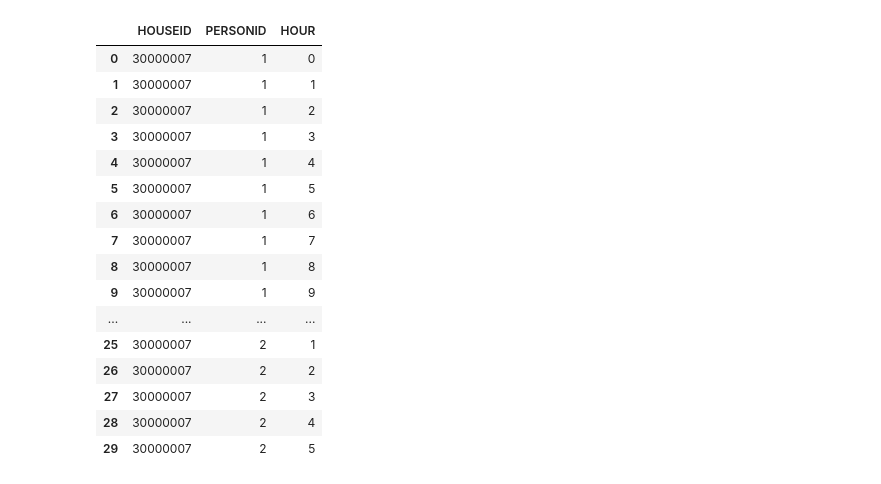
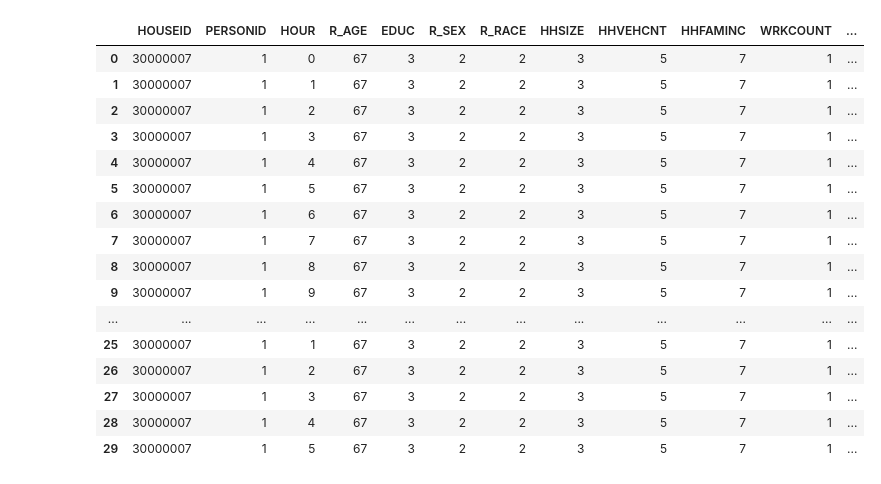
Before and after one commit to abuudarda/synthetic-population-simulation, a Jupyter notebook: PreProcess_Dweltime/process.ipynb, the cells around one changed output. Drawn from its saved outputs; the diff is of its cells as text; code cells hidden in the pictures.

Commit message:
TRAINED MODEL WITH RELEVANT DATA

```diff
--- a/PreProcess_Dweltime/process.ipynb
+++ b/PreProcess_Dweltime/process.ipynb
@@ -16,11 +16,11 @@ pers_path = "C:\\Users\\abubabu\\Documents\\GitHub\\synthetic-population-simulat
 hous_path = "C:\\Users\\abubabu\\Documents\\GitHub\\synthetic-population-simulation\\NHTS Data\\hhpub.csv"
 
 tripcols=['HOUSEID','PERSONID','TDTRPNUM','STRTTIME','ENDTIME','TRVLCMIN','DWELTIME','WHYTRP1S']
-perscols=['HOUSEID','PERSONID','R_RACE']
+perscols=['HOUSEID','PERSONID','R_RACE','R_SEX', 'R_AGE', 'WRKCOUNT','HHVEHCNT', 'HHSIZE','EDUC','HHFAMINC']
 houscols=['HOUSEID']
 
 trip_data=pd.read_csv(trip_path,usecols=tripcols)
 pers_data=pd.read_csv(pers_path,usecols=perscols)
 hous_data=pd.read_csv(hous_path,usecols=houscols)
 # %%
-merged_data = pd.merge(trip_data, pers_data, on=['HOUSEID', 'PERSONID'], how='left')
+merged_data = pd.merge(trip_data, pers_data, on=['HOUSEID', 'PERSONID'], how='inner', indicator=True)
@@ -46,37 +73,53 @@ merged_data.head(15)
 # %%
 #including hours (0-23)
 data_w_hours=[]
 
-for index, row in pers_data.iterrows():
+for index, row in merged_data.iterrows():
     houseid = row['HOUSEID']
     personid = row['PERSONID']
+    r_age = row['R_AGE']
+    educ = row['EDUC']
+    r_sex = row['R_SEX']
+    r_race = row['R_RACE']
+    hhhsize = row['HHSIZE']
+    hhvehcnt = row['HHVEHCNT']
+    hhfaminc = row['HHFAMINC']
+    wrkcount = row['WRKCOUNT']
 
     # Create 24 rows for each combination of HOUSEID and PERSONID
     for hour in range(24):
         data_w_hours.append({
             'HOUSEID': houseid,
             'PERSONID': personid,
             'HOUR': hour,
-            'FROM' : 1,
-            'TO' : 1
+            'R_AGE': r_age,
+            'EDUC': educ,
+            'R_SEX': r_sex,
+            'R_RACE': r_race,
+            'HHSIZE': hhhsize,
+            'HHVEHCNT': hhvehcnt,
+            'HHFAMINC': hhfaminc,
+            'WRKCOUNT': wrkcount,
+            'FROM': 1,  # Replace with appropriate values,
+            'TO': 1    # Replace with appropriate values
         })
 data_w_hours=pd.DataFrame(data_w_hours)
 data_w_hours.head(30)
 # %% [output]
-|  | HOUSEID | PERSONID | HOUR |
-| 0 | 30000007 | 1 | 0 |
-| 1 | 30000007 | 1 | 1 |
-| 2 | 30000007 | 1 | 2 |
-| 3 | 30000007 | 1 | 3 |
-| 4 | 30000007 | 1 | 4 |
-| 5 | 30000007 | 1 | 5 |
-| 6 | 30000007 | 1 | 6 |
-| 7 | 30000007 | 1 | 7 |
-| 8 | 30000007 | 1 | 8 |
-| 9 | 30000007 | 1 | 9 |
-| ... | ... | ... | ... |
-| 25 | 30000007 | 2 | 1 |
-| 26 | 30000007 | 2 | 2 |
-| 27 | 30000007 | 2 | 3 |
-| 28 | 30000007 | 2 | 4 |
-| 29 | 30000007 | 2 | 5 |
+|  | HOUSEID | PERSONID | HOUR | R_AGE | EDUC | R_SEX | R_RACE | HHSIZE | HHVEHCNT | HHFAMINC | WRKCOUNT | ... |
+| 0 | 30000007 | 1 | 0 | 67 | 3 | 2 | 2 | 3 | 5 | 7 | 1 | ... |
+| 1 | 30000007 | 1 | 1 | 67 | 3 | 2 | 2 | 3 | 5 | 7 | 1 | ... |
+| 2 | 30000007 | 1 | 2 | 67 | 3 | 2 | 2 | 3 | 5 | 7 | 1 | ... |
+| 3 | 30000007 | 1 | 3 | 67 | 3 | 2 | 2 | 3 | 5 | 7 | 1 | ... |
+| 4 | 30000007 | 1 | 4 | 67 | 3 | 2 | 2 | 3 | 5 | 7 | 1 | ... |
+| 5 | 30000007 | 1 | 5 | 67 | 3 | 2 | 2 | 3 | 5 | 7 | 1 | ... |
+| 6 | 30000007 | 1 | 6 | 67 | 3 | 2 | 2 | 3 | 5 | 7 | 1 | ... |
+| 7 | 30000007 | 1 | 7 | 67 | 3 | 2 | 2 | 3 | 5 | 7 | 1 | ... |
+| 8 | 30000007 | 1 | 8 | 67 | 3 | 2 | 2 | 3 | 5 | 7 | 1 | ... |
+| 9 | 30000007 | 1 | 9 | 67 | 3 | 2 | 2 | 3 | 5 | 7 | 1 | ... |
+| ... | ... | ... | ... | ... | ... | ... | ... | ... | ... | ... | ... | ... |
+| 25 | 30000007 | 1 | 1 | 67 | 3 | 2 | 2 | 3 | 5 | 7 | 1 | ... |
+| 26 | 30000007 | 1 | 2 | 67 | 3 | 2 | 2 | 3 | 5 | 7 | 1 | ... |
+| 27 | 30000007 | 1 | 3 | 67 | 3 | 2 | 2 | 3 | 5 | 7 | 1 | ... |
+| 28 | 30000007 | 1 | 4 | 67 | 3 | 2 | 2 | 3 | 5 | 7 | 1 | ... |
+| 29 | 30000007 | 1 | 5 | 67 | 3 | 2 | 2 | 3 | 5 | 7 | 1 | ... |
```
Also changed, not shown: parts of 10 cells of this notebook, 4 other files.
